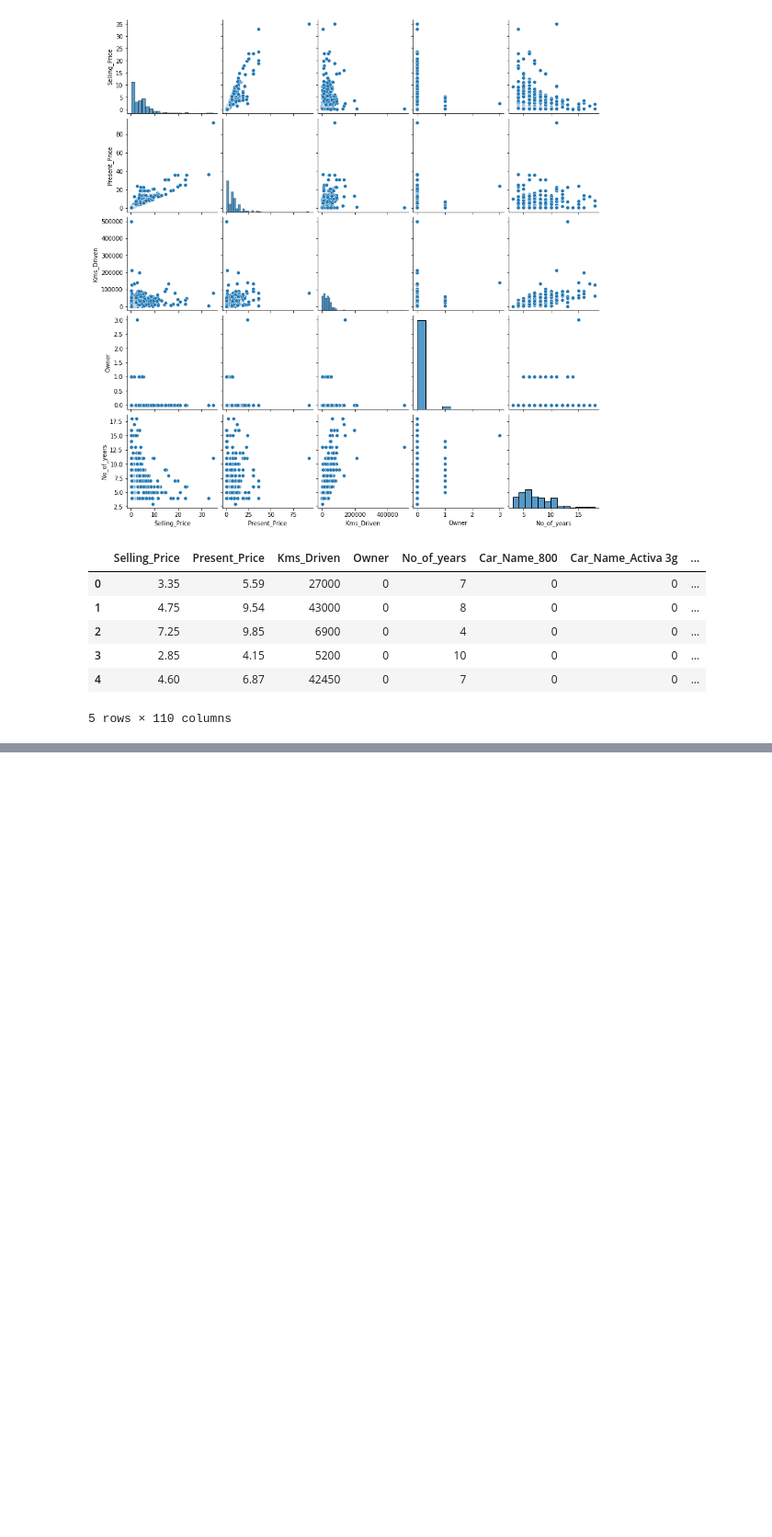
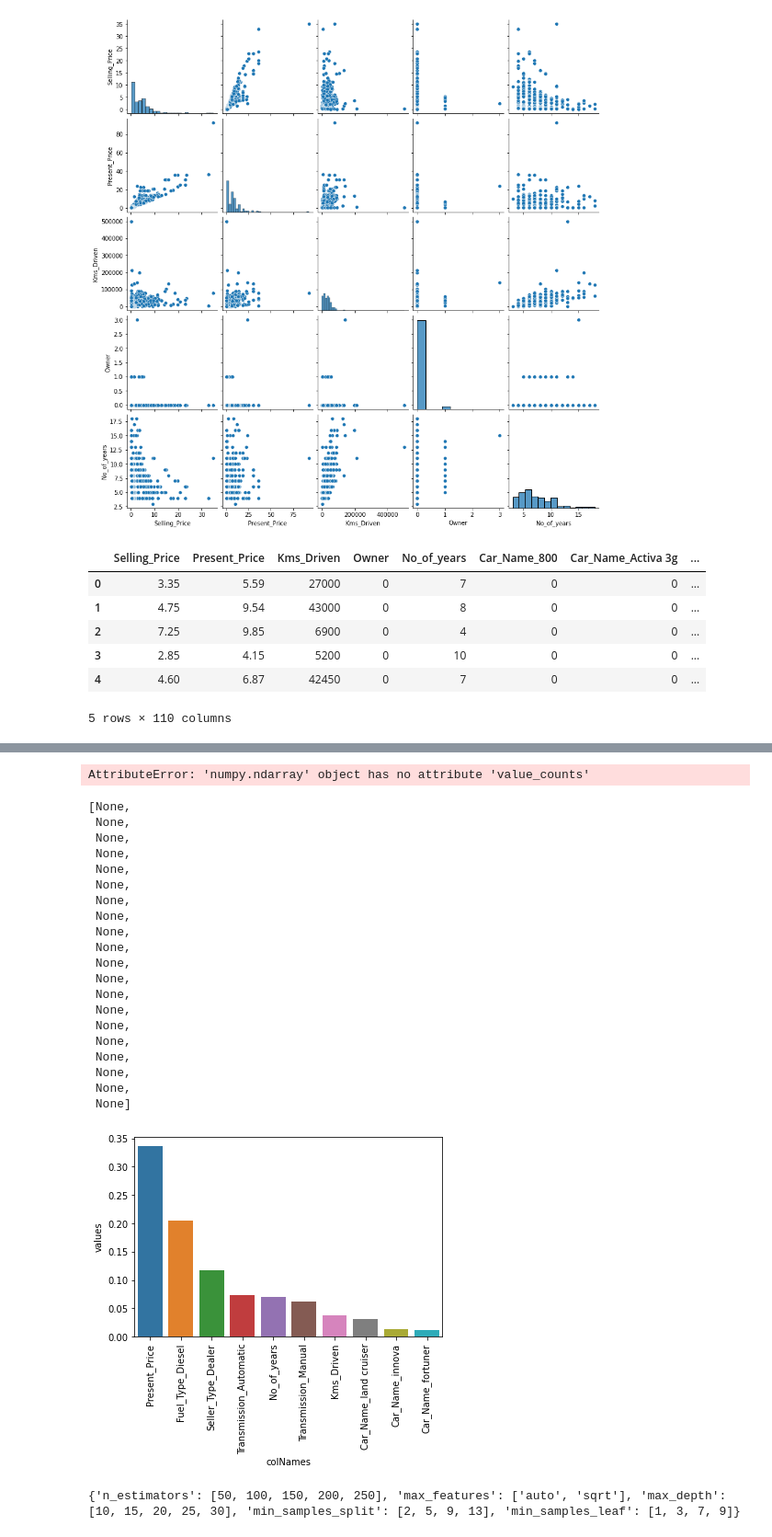
Before and after one commit to Pranith1785/Used-Car-Price-Prediction, a Jupyter notebook: prediction_model.ipynb, the cells around one changed output, grey strips where cells are left out. Shown at 92% size. Drawn from its saved outputs; the diff is of its cells as text; code cells hidden in the pictures; blank space fills up the shorter version.

```diff
--- a/prediction_model.ipynb
+++ b/prediction_model.ipynb
@@ -121,3 +123,7 @@ final_data.head(5)
 ## creating dependent and independent variables
 X = final_data.iloc[:,1:]
 Y = final_data.iloc[:,0]
+# %%
+## feature selection
+model = ExtraTreesRegressor()
+model.fit(X,Y)
@@ -123,0 +138,35 @@ Y = final_data.iloc[:,0]
+# %%
+## Plot feature importance variables
+model.feature_importances_
+imp_data = pd.DataFrame({"colNames" : X.columns, "values" : model.feature_importances_})
+imp_data.values.value_counts()
+# %% [output]
+AttributeError: 'numpy.ndarray' object has no attribute 'value_counts'
+# %%
+top_imp_data = imp_data.sort_values(by = "values",ascending=False)[:10]
+
+plot = sns.barplot(x="colNames", y="values",data=top_imp_data)
+
+plt.setp(plot.get_xticklabels(), rotation=90)
+# %% [output]
+[None,
+ None,
+ None,
+ None,
+ None,
+ None,
+ None,
+ None,
+ None,
+ None,
+ None,
+ None,
+ None,
+ None,
+ None,
+ None,
+ None,
+ None,
+ None,
+ None]
+[figure, added]
@@ -123,0 +182,10 @@ Y = final_data.iloc[:,0]
+# %%
+random_grid = {"n_estimators":[50,100,150,200,250],
+                "max_features" : ['auto','sqrt'],
+                "max_depth" : [10,15,20,25,30],
+                "min_samples_split" : [2,5,9,13],
+                "min_samples_leaf" : [1,3,7,9]
+}
+print(random_grid)
+# %% [output]
+{'n_estimators': [50, 100, 150, 200, 250], 'max_features': ['auto', 'sqrt'], 'max_depth': [10, 15, 20, 25, 30], 'min_samples_split': [2, 5, 9, 13], 'min_samples_leaf': [1, 3, 7, 9]}
```
Also changed, not shown: parts of 12 cells of this notebook, 1 other file.
